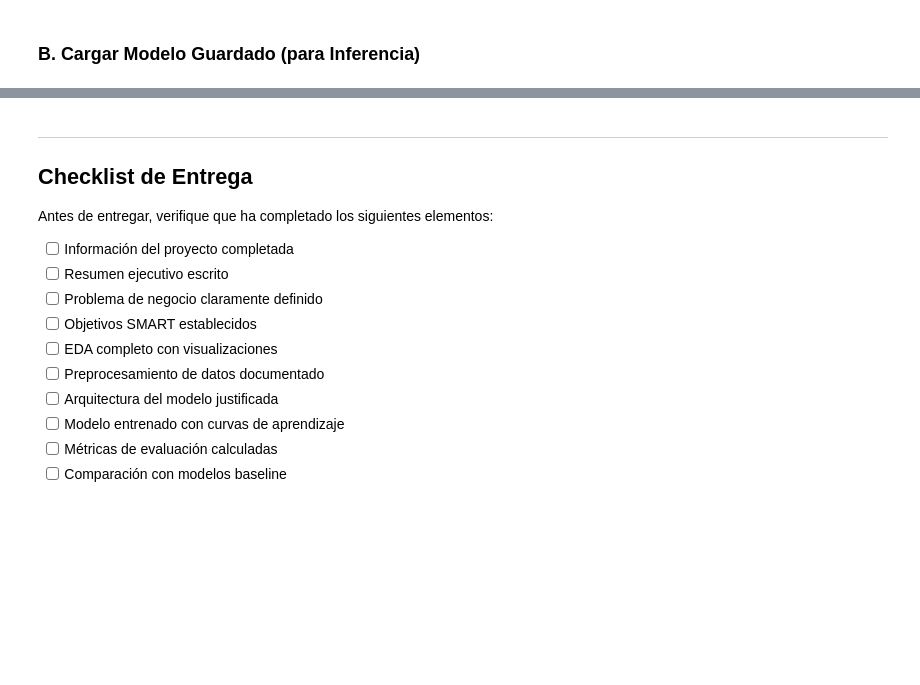
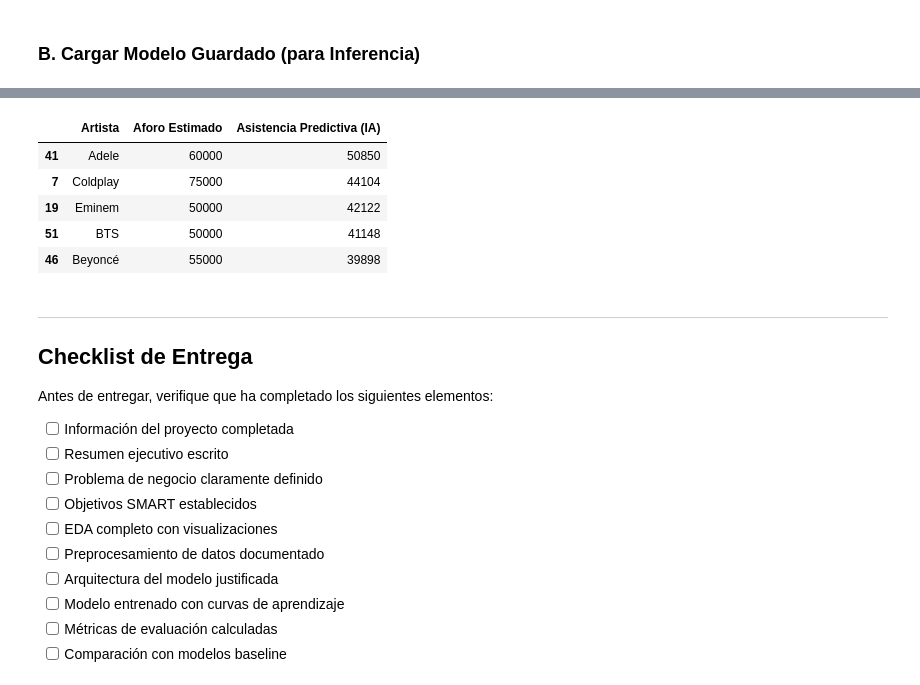
Before and after one commit to kevpierrebarra/DL-Final-Barra-Kevin, a Jupyter notebook: notebooks/final_project.ipynb, the cells around one changed output, grey strips where cells are left out. Saved outputs shown, nothing was run; the diff lists cells and outputs as text; code cells hidden in the pictures; blank space fills up the shorter version.

```diff
--- a/notebooks/final_project.ipynb
+++ b/notebooks/final_project.ipynb
@@ -673,6 +719,8 @@ print(f"\nVariables categóricas encontradas: {categorical_cols}")
 # COMPLETE AQUÍ: Aplique su estrategia de codificación
 # =====================================================
 
+# Aplicar One-Hot Encoding a las variables categóricas identificadas
+df_clean = pd.get_dummies(df_clean, columns=categorical_cols, drop_first=True)
 
 
 print(f"\n✅ Codificación completada")
@@ -860,7 +958,7 @@ class NeuralNetwork(nn.Module):
     - Capa de salida: [n_outputs] neuronas
     """
 
-    def __init__(self, input_size, hidden_sizes, output_size, dropout_rate=0.3):
+    def __init__(self, input_size, hidden_sizes, output_size, dropout_rate=0.21):
         super(NeuralNetwork, self).__init__()
 
         layers = []
@@ -886,10 +984,14 @@ class NeuralNetwork(nn.Module):
 # CONFIGURACIÓN DEL MODELO
 # =====================================================
 
+#INPUT_SIZE = X_train.shape[1]
+#HIDDEN_SIZES = [32, 16, 8]  # Ajuste según su problema
+#OUTPUT_SIZE = y.nunique() if (y.dtype == 'object' or y.nunique() < 20) else 1
+#DROPOUT_RATE = 0.05
 INPUT_SIZE = X_train.shape[1]
-HIDDEN_SIZES = [128, 64, 32]  # Ajuste según su problema
-OUTPUT_SIZE = y.nunique() if (y.dtype == 'object' or y.nunique() < 20) else 1
-DROPOUT_RATE = 0.3
+HIDDEN_SIZES = [128, 64, 32]  # Estructura de embudo, más eficiente
+OUTPUT_SIZE = 1             # Para regresión siempre es 1
+DROPOUT_RATE = 0.21         # Casi apagado para no perder información
 
 # Crear modelo
 model_pytorch = NeuralNetwork(INPUT_SIZE, HIDDEN_SIZES, OUTPUT_SIZE, DROPOUT_RATE)
@@ -993,7 +1138,7 @@ print("=" * 60)
 
 # Hiperparámetros
 LEARNING_RATE = 0.001
-EPOCHS = 100
+EPOCHS = 2000
 BATCH_SIZE = 32
 EARLY_STOPPING_PATIENCE = 10
 
@@ -1022,7 +1177,7 @@ optimizer = optim.Adam(model_pytorch.parameters(), lr=LEARNING_RATE)
 
 # Learning rate scheduler
 scheduler = optim.lr_scheduler.ReduceLROnPlateau(
-    optimizer, mode='min', factor=0.5, patience=5, verbose=True
+    optimizer, mode='min', factor=0.5, patience=5
 )
 
 print(f"\n📋 Configuración:")
@@ -1710,0 +1956,70 @@ print("✅ Función de carga e inferencia definida")
+# %%
+import pandas as pd
+import torch
+
+def explorar_rendimiento_red():
+    # 1. Asegurarnos de que el modelo esté en modo evaluación
+    model_pytorch.eval()
+
+    resultados_lista = []
+
+    print("🔍 Explorando arquitectura y generando tabla de asistencia...")
+
+    # Iterate over the indices of the original DataFrame to link back to 'Artista' and 'Aforo'
+    for index in range(len(df)):
+        try:
+            # Get the preprocessed (one-hot encoded) features for the current row from the global X DataFrame
+            current_X_row = X.iloc[index:index+1] # This ensures it's a DataFrame slice, suitable for scaler.transform
+
+            # Scale the features using the global scaler
+            features_scaled = scaler.transform(current_X_row)
+            features_tensor = torch.FloatTensor(features_scaled).to(device)
+
+            # Realizar predicción
+            with torch.no_grad():
+                #pred_tensor = model_pytorch(features_tensor)
+                #asistencia_pred = pred_tensor.cpu().item()
+                pred_log = model_pytorch(features_tensor).cpu().item()
+                asistencia_final = np.expm1(pred_log)
+
+            # Get original 'Artista' and 'Aforo Promedio (Estimado)' from the original df
+            original_row = df.iloc[index]
+            #resultados_lista.append({
+              #  'Artista': original_row['Artista'],
+             #   'Aforo Estimado (Manual)': original_row['Aforo Promedio (Estimado)'],
+             #  'Asistencia Predictiva (IA)': max(0, int(asistencia_pred)),
+             #   'Diferencia': int(asistencia_pred - original_row['Aforo Promedio (Estimado)'])
+            #})
+          # Cambia row por original_row en estas líneas:
+            resultados_lista.append({
+                'Artista': original_row['Artista'],
+                'Aforo Estimado': original_row['Aforo Promedio (Estimado)'],
+                'Asistencia Predictiva (IA)': int(asistencia_final),
+               # 'Diferencia': int(asistencia_final - original_row['Aforo Promedio (Estimado)'])
+            })
+
+        except Exception as e:
+            print(f"Error processing row {index}: {e}") # Print error for debugging
+            continue
+
+    # 3. Crear DataFrame de resultados y mostrar tabla
+    if not resultados_lista:
+        print("❌ No se pudieron generar resultados para ningún artista. Verifique los datos de entrada o el preprocesamiento.")
+        return # Exit if no results
+
+    df_resultados = pd.DataFrame(resultados_lista)
+
+    # Calculamos el promedio general de la IA
+    promedio_ia = df_resultados['Asistencia Predictiva (IA)'].mean()
+
+    print("\n" + "="*60)
+    print(f"📊 RESUMEN DE ASISTENCIA GENERADA POR LA RED")
+    print(f"Promedio General de la IA: {promedio_ia:,.2f} personas")
+    print("="*60)
+
+    # Mostramos los primeros 50 para no saturar la pantalla
+    display(df_resultados.sort_values(by='Asistencia Predictiva (IA)', ascending=False).head(5))
+
+# Ejecutar la exploración
+explorar_rendimiento_red()
+# %% [output]
@@ -1711,3 +2032,9 @@ print("✅ Función de carga e inferencia definida")
+|  | Artista | Aforo Estimado | Asistencia Predictiva (IA) |
+| 41 | Adele | 60000 | 50850 |
+| 7 | Coldplay | 75000 | 44104 |
+| 19 | Eminem | 50000 | 42122 |
+| 51 | BTS | 50000 | 41148 |
+| 46 | Beyoncé | 55000 | 39898 |
 # %% [markdown]
 ---
 
```
Also changed, not shown: parts of 28 cells of this notebook.
